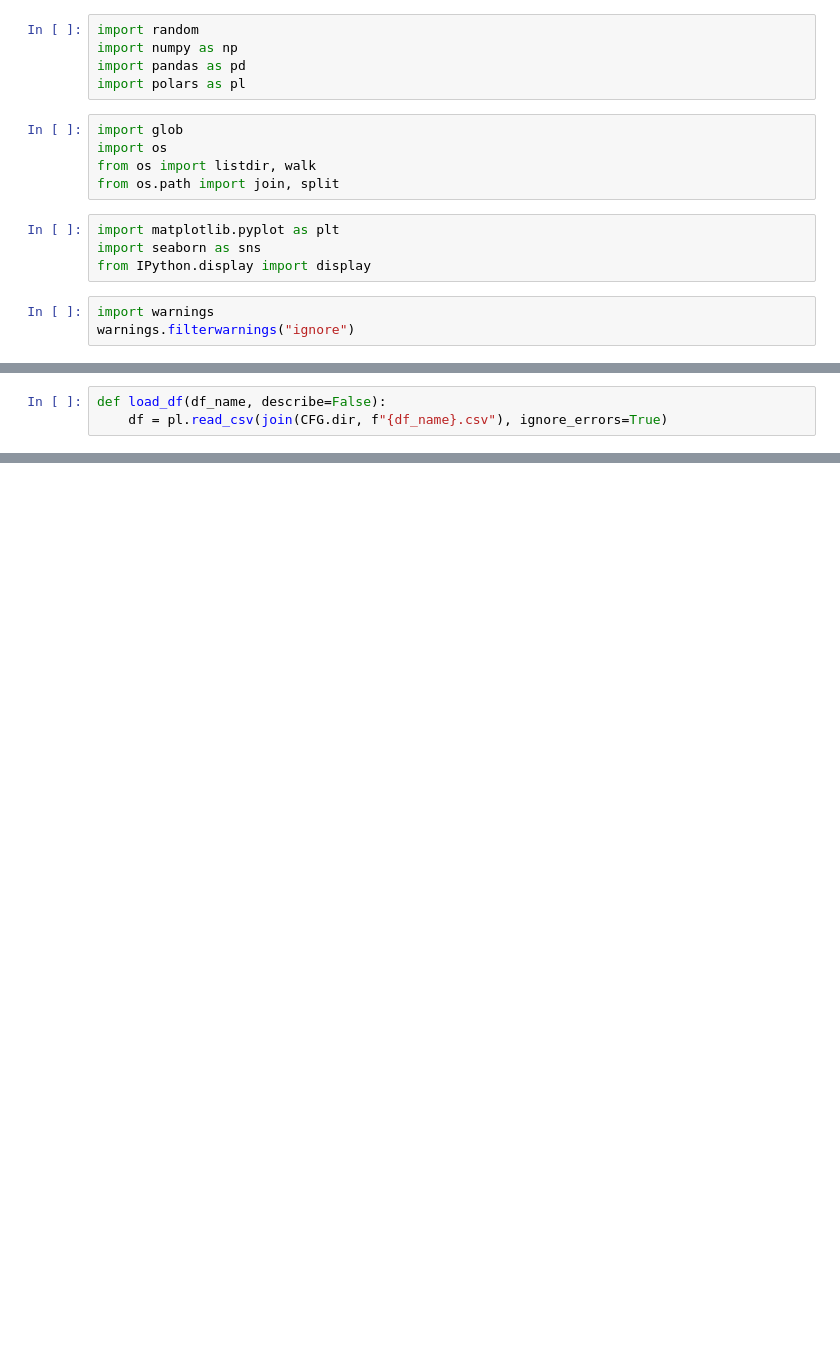
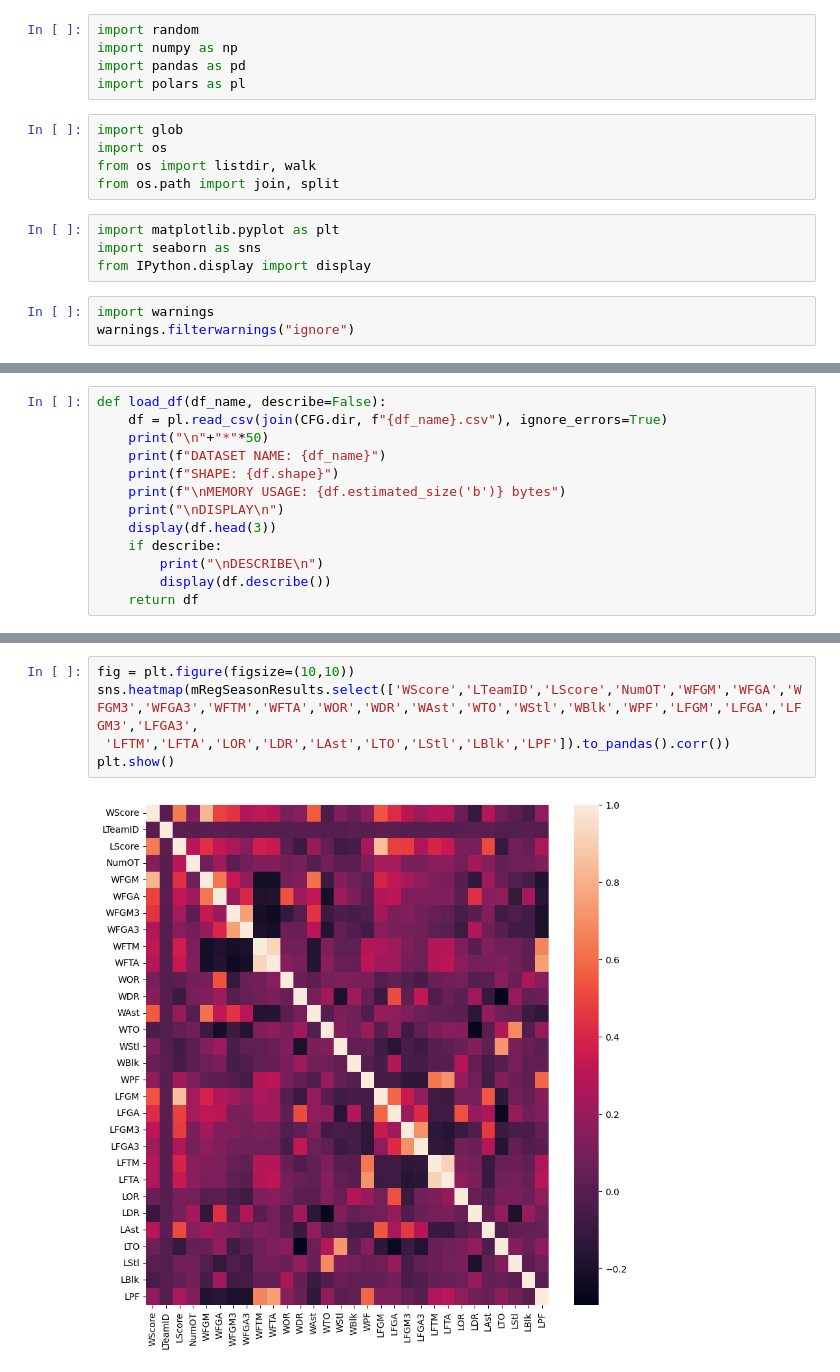
Before and after one commit to nhundo99/march_mania_24, a Jupyter notebook: beginning.ipynb, the cells around one changed output, grey strips where cells are left out. Saved outputs shown, nothing was run; the diff lists cells and outputs as text; blank space fills up the shorter version.

```diff
--- a/beginning.ipynb
+++ b/beginning.ipynb
@@ -22,3 +22,13 @@ class CFG:
 # %%
 def load_df(df_name, describe=False):
     df = pl.read_csv(join(CFG.dir, f"{df_name}.csv"), ignore_errors=True)
+    print("\n"+"*"*50)
+    print(f"DATASET NAME: {df_name}")
+    print(f"SHAPE: {df.shape}")
+    print(f"\nMEMORY USAGE: {df.estimated_size('b')} bytes")
+    print("\nDISPLAY\n")
+    display(df.head(3))
+    if describe:
+        print("\nDESCRIBE\n")
+        display(df.describe())
+    return df
@@ -24,0 +311,7 @@ def load_df(df_name, describe=False):
+# %%
+fig = plt.figure(figsize=(10,10))
+sns.heatmap(mRegSeasonResults.select(['WScore','LTeamID','LScore','NumOT','WFGM','WFGA','WFGM3','WFGA3','WFTM','WFTA','WOR','WDR','WAst','WTO','WStl','WBlk','WPF','LFGM','LFGA','LFGM3','LFGA3',
+ 'LFTM','LFTA','LOR','LDR','LAst','LTO','LStl','LBlk','LPF']).to_pandas().corr())
+plt.show()
+# %% [output]
+[figure, added]
```
Also changed, not shown: parts of 15 cells of this notebook.
